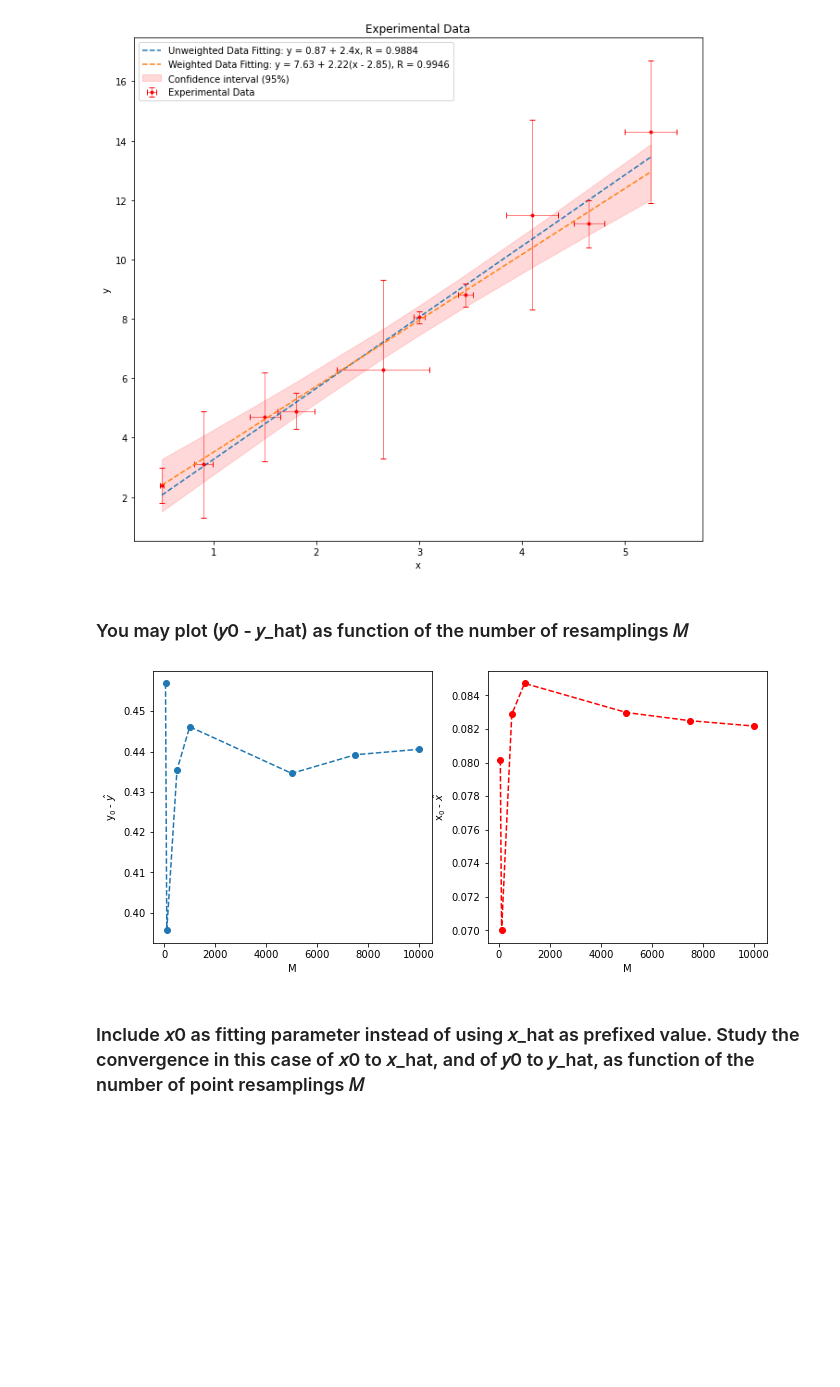
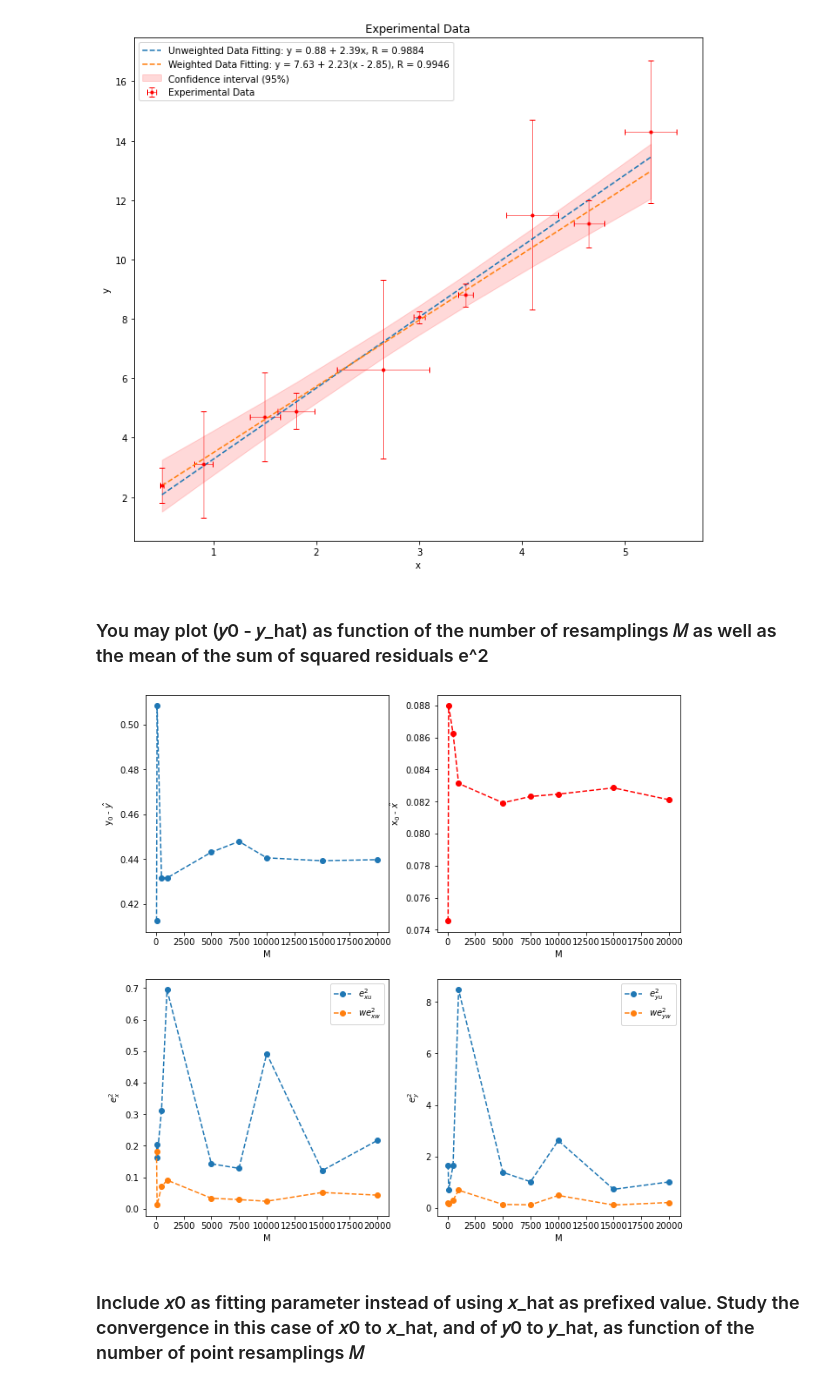
Before and after one commit to ccochato/cnm_final_project, a Jupyter notebook: FINAL_PROJECT_BOOTSTRAPPING_Carlos_Cocha.ipynb, the cells around one changed output. Cells and saved outputs as stored; diff of their text form; code cells hidden in the pictures; blank space fills up the shorter version.

Commit message:
Implementation of the calculation of residuals

```diff
--- a/FINAL_PROJECT_BOOTSTRAPPING_Carlos_Cocha.ipynb
+++ b/FINAL_PROJECT_BOOTSTRAPPING_Carlos_Cocha.ipynb
@@ -30,7 +30,7 @@ def average(x, w = False, ws = 1):
         x_w = np.sum(x)/len(x)
     return x_w
 # %%
-def slope_inter(x, y, w = False, ws = [] ):
+def slope_inter(x, y, w = False, ws = [], resid = False):
     '''
     Function to calculate the intercept (y0) and the slope (m) parameters of
     y = y0 + m*x or y = y0 + m*[x-x^](if w = True)  given  2 sets of data (x, y).
@@ -39,6 +39,7 @@ def slope_inter(x, y, w = False, ws = [] ):
     x :: set of data x
     y :: set of data y
     ws:: set of weights
+    resid :: if True, return also the mean of the sum of the square residues.
 
     Example:
     slope_inter([0.5 , 0.9 , 1.5 , 1.8 , 2.65], [2.4 , 3.1 , 4.7 , 4.9 , 6.3])
@@ -55,7 +56,12 @@ def slope_inter(x, y, w = False, ws = [] ):
         denominator = np.sum(ws*(x-x_m)*(x-x_m))
         m = numerator/denominator #slope
         y0 = y_m                  #interception
-
+        if resid == True:
+            # weighted mean square residues
+            res = average((y -(y0 + m*(x-x_m)))**2, w = True, ws = ws)
+            return y0 , m, res
+        else:
+            return y0 , m
     else:
         x_m = average(x)
         y_m = average(y)
@@ -64,8 +70,11 @@ def slope_inter(x, y, w = False, ws = [] ):
         denominator = np.sum((x-x_m)*(x-x_m))
         m = numerator/denominator  #slope
         y0 = y_m - m*x_m           #interception
-
-    return y0 , m
+        if resid == True:
+            res = average((y -(y0 + m*np.array(x)))**2) #residue
+            return y0 , m, res
+        else:
+            return y0 , m
 # %%
 def cov(array1, array2):
     '''
@@ -170,7 +180,7 @@ sy = dframe['sigma_y']
 # %% [markdown]
 ### 2. Obtain up to M = 1000 sets of datapoints {{𝑥𝑖, 𝑦𝑖} k} 𝑖  = 1, …, 𝑁,  𝑘 = 1, …, 𝑀 by resampling from your experimental data. Use the generator producing random numbers with Gaussian distribution
 # %%
-M = 1000
+M = 10000
 resampling = [] # to save all the resampling data
 for i in range(M):
     x_d , y_d = [] , []
@@ -294,39 +304,65 @@ plt.show()
 # %% [output]
 [figure]
 # %% [markdown]
-### You may plot (𝑦0 - 𝑦_hat) as function of the number of resamplings 𝑀
+### You may plot (𝑦0 - 𝑦_hat) as function of the number of resamplings 𝑀 as well as the mean of the sum of squared residuals e^2
 # %%
-Ms = [50, 100,500, 1000, 5000, 7500, 10000]
+Ms = [50, 100,500, 1000, 5000, 7500, 10000, 15000, 20000]
 y0s = []
 x0s = []
+res_xut, res_xwt, res_yut, res_ywt = [], [], [], []
 for k in Ms:
     x_hat, y_hat = [], []
     for i in range(k):
         x_d , y_d = [] , []
+        res_xu, res_xw, res_yu, res_yw = [], [], [], []
         for j in range(len(x)):
             # random.randn produce random numbers with Gaussian distribution
             x_d.append(x[j] + sx[j]*np.random.randn())
             y_d.append(y[j] + sy[j]*np.random.randn())
         # Calculate the difference for each resampling dataset.
         y_hat.append(np.abs(average(y_d) - average(y_d,  w = True, ws = 1/(sy*sy))))
         x_hat.append(np.abs(average(x_d) - average(x_d,  w = True, ws = 1/(sy*sy))))
+        # Calculate the residues for each resampling dataset and the residues.
+        y0_bu, m_bu, ry0_bu = slope_inter(x_d, y_d, resid = True) # y = y0 + m(x - x0)
+        x0_bu, m_bu, rx0_bu = slope_inter(y_d, x_d, resid = True) # x = x0 + m^-1(y - y0)
+        y0_bw, m_bw, ry0_bw = slope_inter(x_d, y_d,  w = True, ws = 1/(sy*sy), resid = True ) # y = y0 + m(x - x0)
+        x0_bw, m_bw, rx0_bw = slope_inter(y_d, x_d,  w = True, ws = 1/(sx*sx), resid = True) # x = x0 + m^-1(y - y0
+        res_xu.append(rx0_bu)
+        res_xw.append(rx0_bw)
+        res_yu.append(ry0_bu)
+        res_yw.append(ry0_bw)
     y0s.append(average(y_hat))
     x0s.append(average(x_hat))
+    res_xut.append(average(res_xu))
+    res_xwt.append(average(res_xw))
+    res_yut.append(average(res_yu))
+    res_ywt.append(average(res_yw))
 
-
-fig = plt.figure(figsize=(11,5))
-gs = GridSpec(1,2) # 1 rows, 2 columns
+fig = plt.figure(figsize=(11,11))
+gs = GridSpec(2,2) # 1 rows, 2 columns
 ax1 = fig.add_subplot(gs[0,0])
 ax2 = fig.add_subplot(gs[0,1])
+ax3 = fig.add_subplot(gs[1,0])
+ax4 = fig.add_subplot(gs[1,1])
 ax1.plot(Ms, y0s, "o--")
 ax2.plot(Ms, x0s, "or--")
+ax3.plot(Ms, res_xut, "o--", label = '$e^2_{xu}$')
+ax3.plot(Ms, res_xwt, "o--", label = '$we^2_{xw}$')
+ax4.plot(Ms, res_yut, "o--", label = '$e^2_{yu}$')
+ax4.plot(Ms, res_xut, "o--", label = '$we^2_{yw}$')
 ax1.set_xlabel('M')
 ax2.set_xlabel('M')
+ax3.set_xlabel('M')
+ax4.set_xlabel('M')
 ax1.set_ylabel('y$_0$ - $\hat{y}$')
 ax2.set_ylabel('x$_0$ - $\hat{x}$')
+ax3.set_ylabel('$e^2_x$')
+ax4.set_ylabel('$e^2_y$')
+ax3.legend()
+ax4.legend()
 plt.show()
 # %% [output]
-[figure, old version]
+[figure, new version]
 # %% [markdown]
 ### Include 𝑥0 as fitting parameter instead of using  𝑥_hat as prefixed value. Study the convergence in this case of 𝑥0 to 𝑥_hat, and of 𝑦0 to 𝑦_hat, as function of the number of point resamplings 𝑀
 # %%
```
Also changed, not shown: parts of 6 cells of this notebook.
